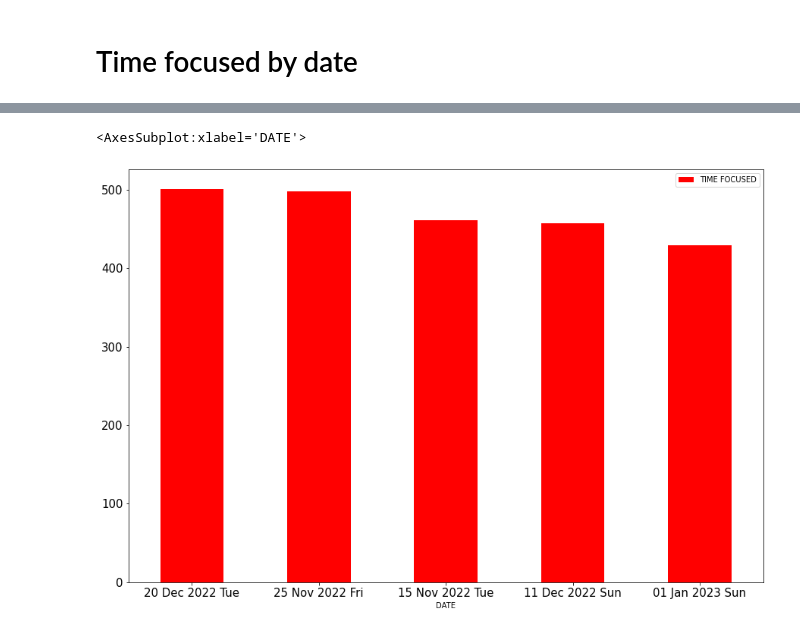
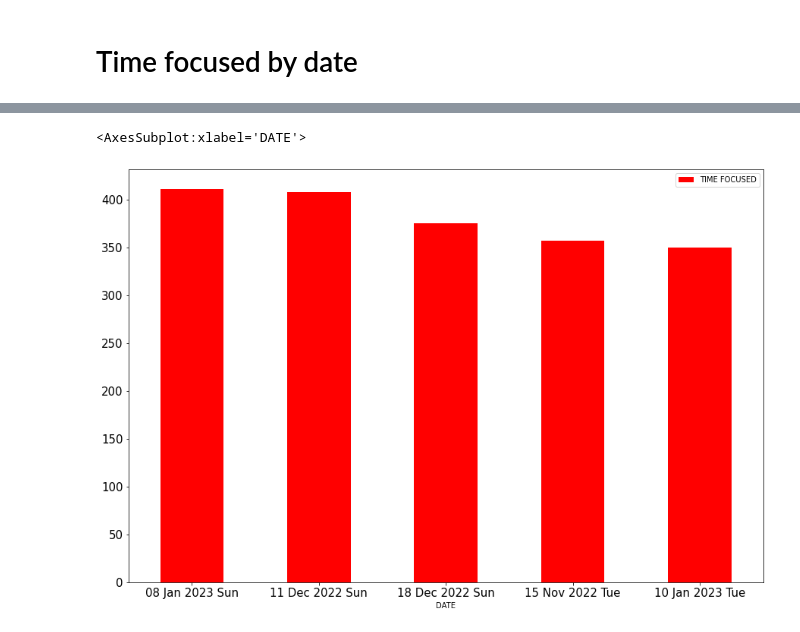
Before and after one commit to itszehrakaya/study-analysis, a Jupyter notebook: data_manipulation.ipynb, the cells around one changed output, grey strips where cells are left out. Saved outputs shown, nothing was run; the diff lists cells and outputs as text; code cells hidden in the pictures.

```diff
--- a/data_manipulation.ipynb
+++ b/data_manipulation.ipynb
@@ -243,18 +243,18 @@ plt.show()
 # %%
 bar_data = df_copy[['TIME FOCUSED', 'TASK', 'DATE']].copy()
 bar_data['DATE'] = pd.to_datetime(bar_data['DATE'],format='%Y %m %d ')
 
 
 start_date = pd.Timestamp('2022-11-10')
 end_date = pd.Timestamp('2023-01-10')
 bar_data = bar_data[(bar_data['DATE'] >= start_date) & (bar_data['DATE'] <= end_date)]
 
-bar_data = bar_data.groupby('DATE')['TIME FOCUSED'].sum().reset_index()
+bar_data = bar_data.groupby(['DATE','TASK'])['TIME FOCUSED'].sum().reset_index()
 bar_data =  bar_data.sort_values(by='TIME FOCUSED',ascending= False ).reset_index().head()
 
 bar_data['DATE']= bar_data['DATE'].dt.strftime('%d %b %Y %a')
 
 bar_data.plot(kind='bar' , x='DATE', y='TIME FOCUSED', rot=0,figsize=(15, 10),fontsize=(15) , color ='red')
 # %% [output]
 <AxesSubplot:xlabel='DATE'>
-[figure, old version]
+[figure, new version]
```
Also changed, not shown: parts of 2 cells of this notebook.
